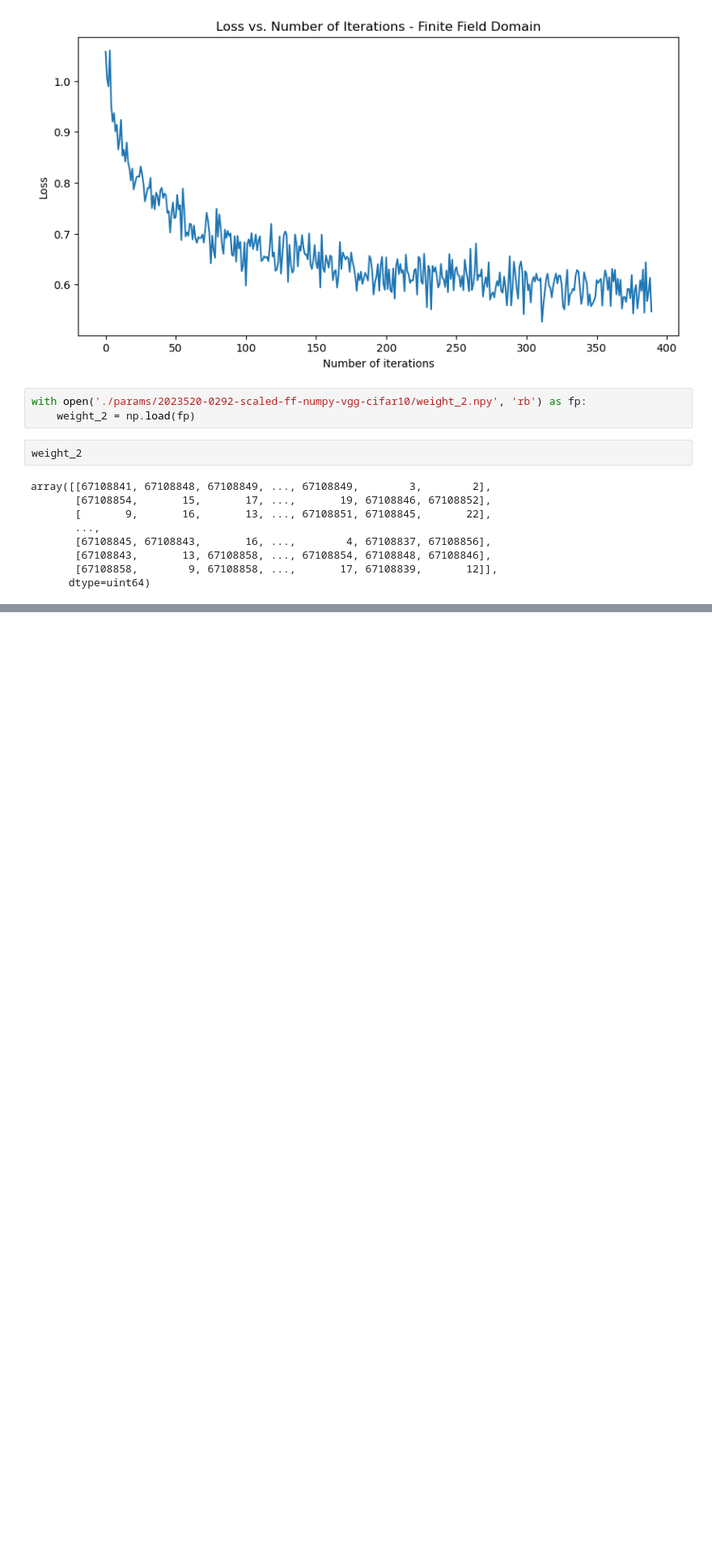
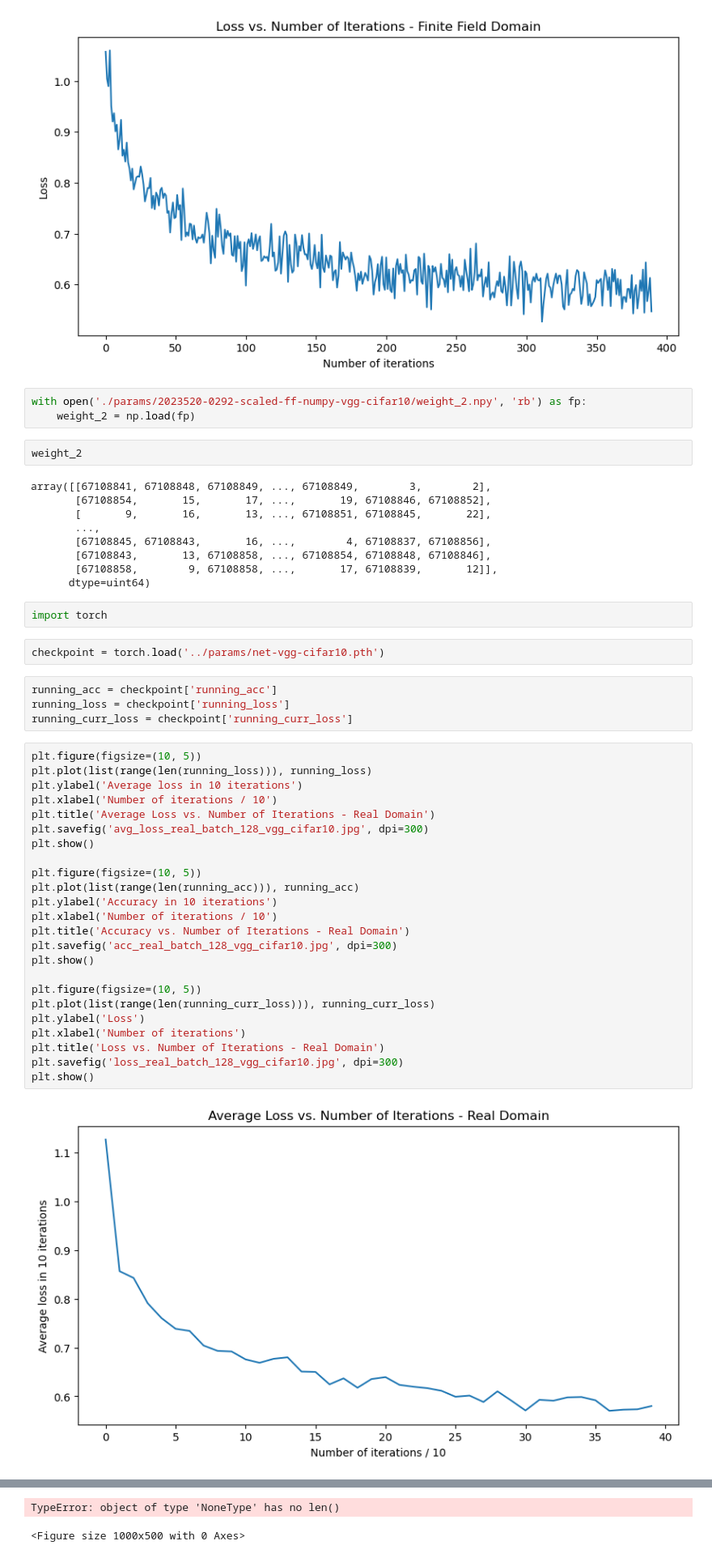
Before and after one commit to gulerlab/finite-field-nn, a Jupyter notebook: plots/plot_from_saved_data.ipynb, the cells around one changed output, grey strips where cells are left out. Shown at 81% size. Drawn from its saved outputs; the diff is of its cells as text; blank space fills up the shorter version.

```diff
--- a/plots/plot_from_saved_data.ipynb
+++ b/plots/plot_from_saved_data.ipynb
@@ -95,3 +95,37 @@ array([[67108841, 67108848, 67108849, ..., 67108849,        3,        2],
        [67108843,       13, 67108858, ..., 67108854, 67108848, 67108846],
        [67108858,        9, 67108858, ...,       17, 67108839,       12]],
       dtype=uint64)
+# %%
+import torch
+# %%
+checkpoint = torch.load('../params/net-vgg-cifar10.pth')
+# %%
+running_acc = checkpoint['running_acc']
+running_loss = checkpoint['running_loss']
+running_curr_loss = checkpoint['running_curr_loss']
+# %%
+plt.figure(figsize=(10, 5))
+plt.plot(list(range(len(running_loss))), running_loss)
+plt.ylabel('Average loss in 10 iterations')
+plt.xlabel('Number of iterations / 10')
+plt.title('Average Loss vs. Number of Iterations - Real Domain')
+plt.savefig('avg_loss_real_batch_128_vgg_cifar10.jpg', dpi=300)
+plt.show()
+
+plt.figure(figsize=(10, 5))
+plt.plot(list(range(len(running_acc))), running_acc)
+plt.ylabel('Accuracy in 10 iterations')
+plt.xlabel('Number of iterations / 10')
+plt.title('Accuracy vs. Number of Iterations - Real Domain')
+plt.savefig('acc_real_batch_128_vgg_cifar10.jpg', dpi=300)
+plt.show()
+
+plt.figure(figsize=(10, 5))
+plt.plot(list(range(len(running_curr_loss))), running_curr_loss)
+plt.ylabel('Loss')
+plt.xlabel('Number of iterations')
+plt.title('Loss vs. Number of Iterations - Real Domain')
+plt.savefig('loss_real_batch_128_vgg_cifar10.jpg', dpi=300)
+plt.show()
+# %% [output]
+[figure, added]
@@ -97,0 +133,2 @@ array([[67108841, 67108848, 67108849, ..., 67108849,        3,        2],
+TypeError: object of type 'NoneType' has no len()
+<Figure size 1000x500 with 0 Axes>
```
Also changed, not shown: parts of 1 cell of this notebook, 3 other files.
